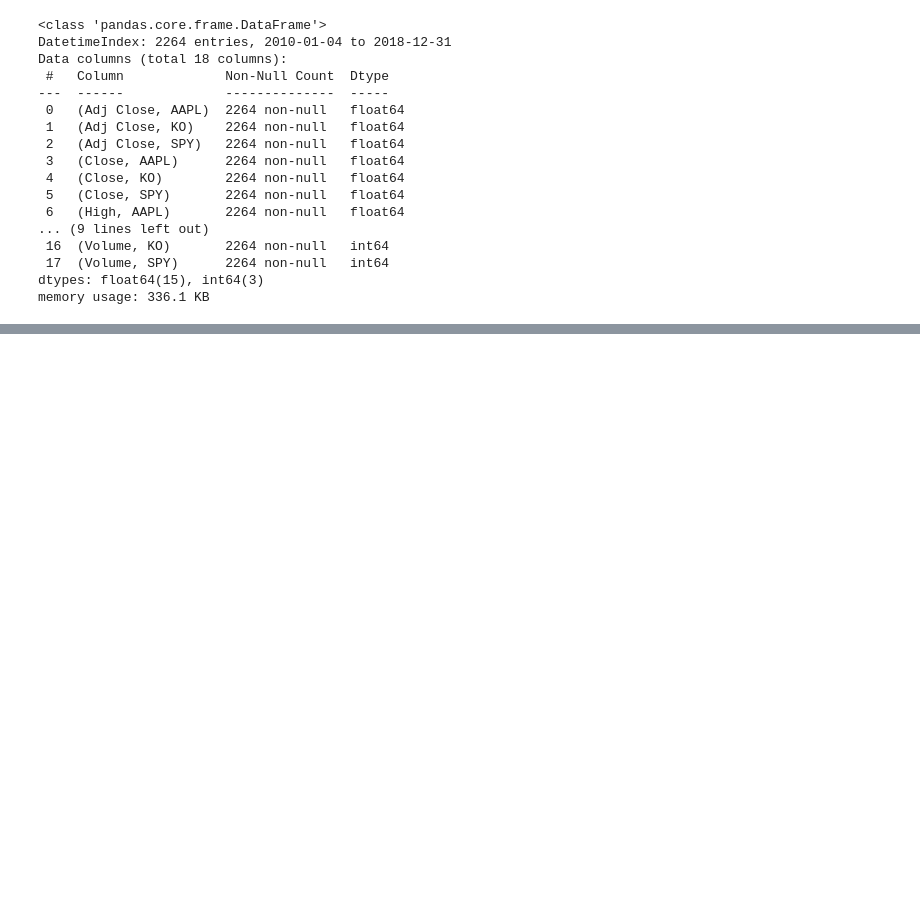
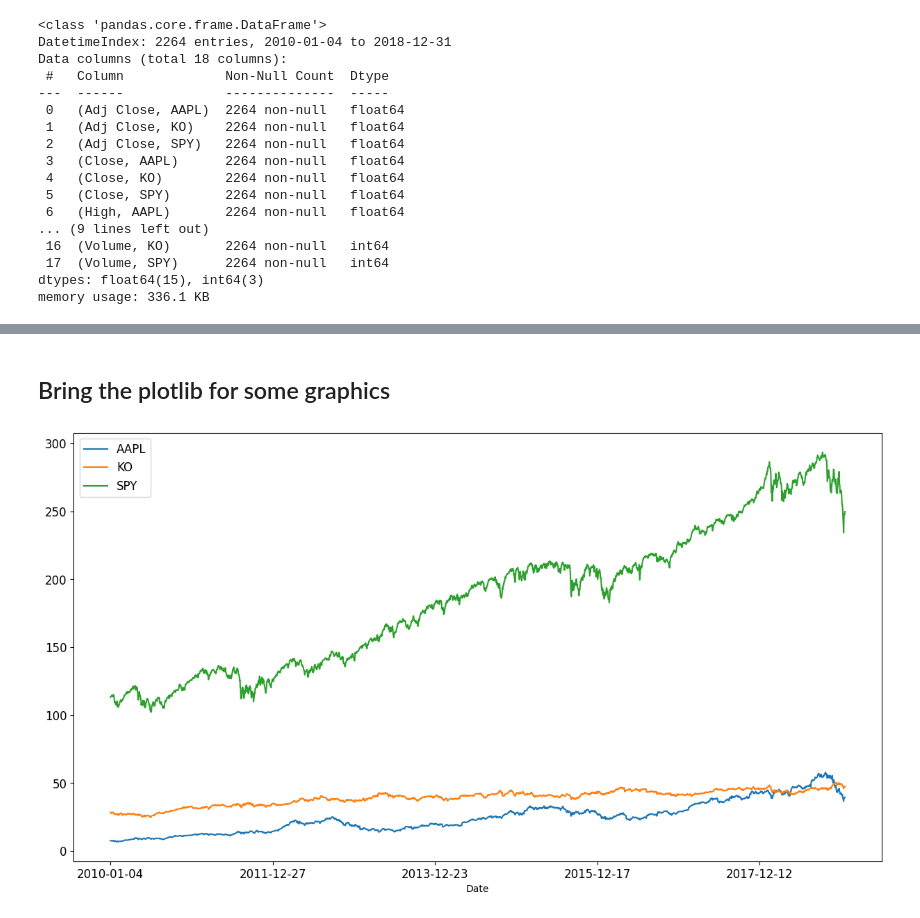
Before and after one commit to DemianKost/python-algorithmic-trading-notes, a Jupyter notebook: Python Trading.ipynb, the cells around one changed output, grey strips where cells are left out. Cells and saved outputs as stored; diff of their text form; code cells hidden in the pictures; blank space fills up the shorter version.

Commit message:
Added instructions of using basic columns manipulations

```diff
--- a/Python Trading.ipynb
+++ b/Python Trading.ipynb
@@ -145,0 +169,3 @@ stocks
+# %%
+# Convert multi index to one tuple (yeah, only one index)
+stocks.columns = stocks.columns.to_flat_index()
@@ -145,0 +200,3 @@ stocks
+# %%
+# Now make it again with multiple indexs
+stocks.columns = pd.MultiIndex.from_tuples(stocks.columns)
@@ -145,0 +236,3 @@ stocks
+# %%
+# Get data only from the "Close" column
+close = stocks.loc[:,"Close"].copy() # copy functions copy all stuff and save to variable
@@ -145,0 +256,2 @@ stocks
+# %% [markdown]
+## Bring the plotlib for some graphics
@@ -145,0 +261,7 @@ stocks
+# %%
+# Let's dipsplay graphic from the "close variable"
+close.plot(figsize=(15,8), fontsize=12)
+plt.legend(fontsize=12)
+plt.show()
+# %% [output]
+[figure, added]
```
Also changed, not shown: parts of 14 cells of this notebook, 1 other file.
